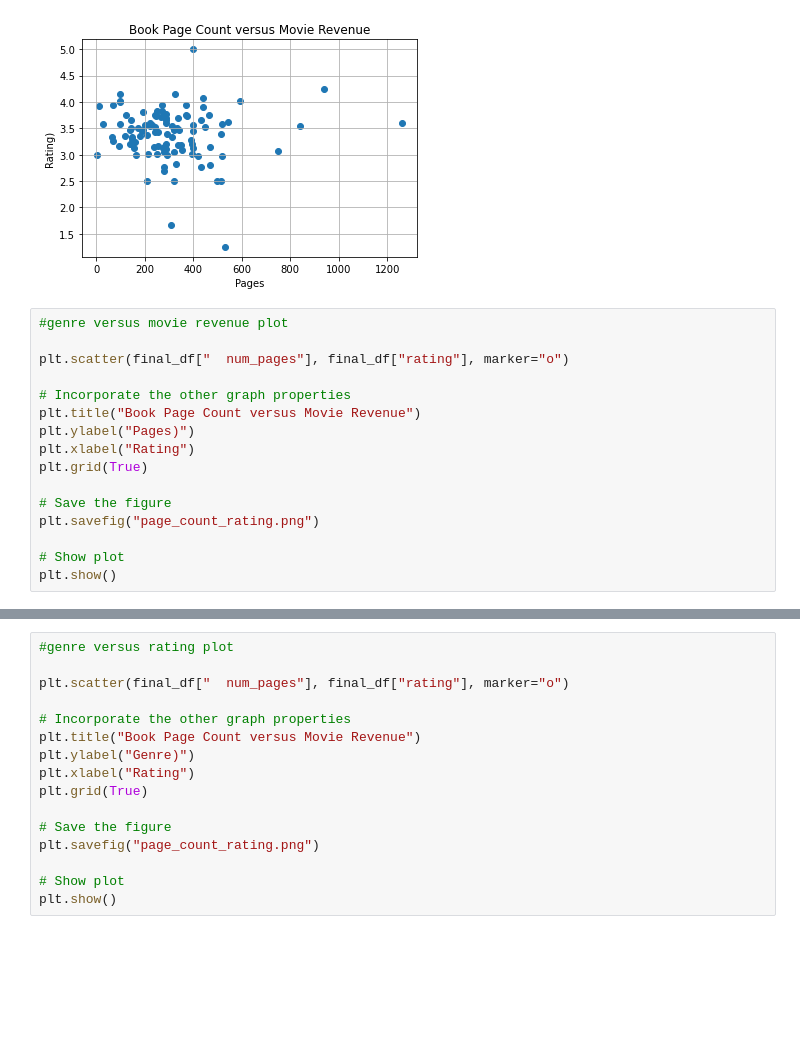
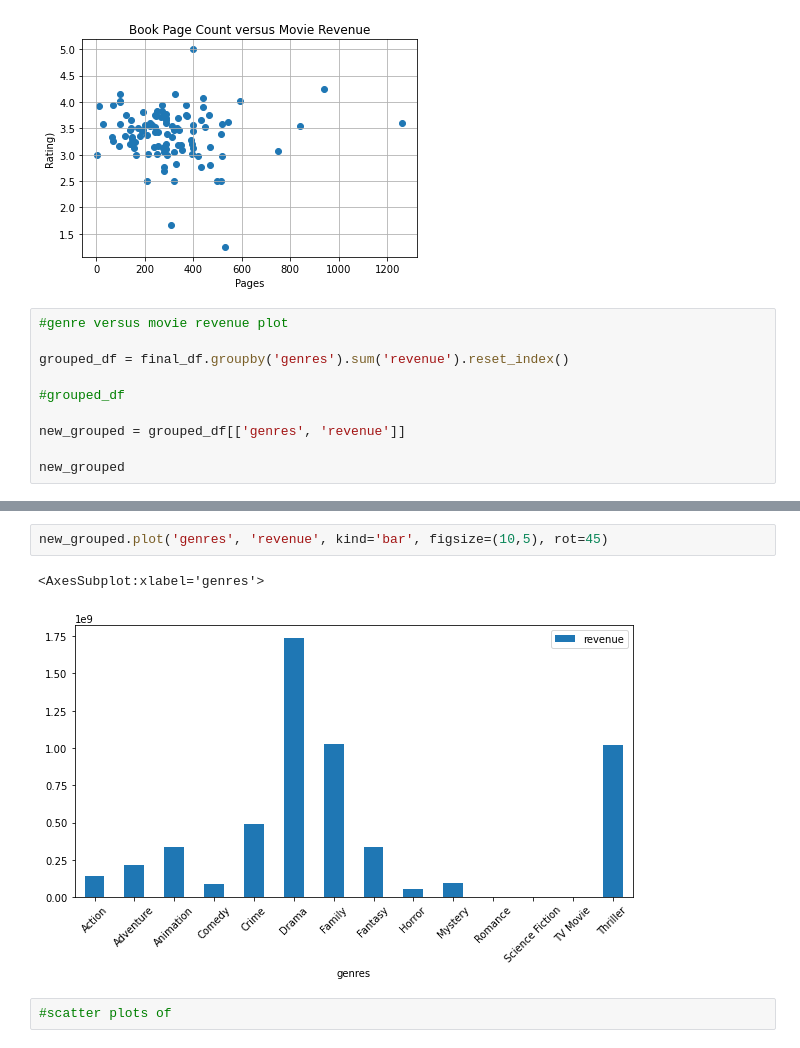
Before and after one commit to laurenemilyto/film_adapatation_success, a Jupyter notebook: ashley_notebook.ipynb, the cells around one changed output, grey strips where cells are left out. Saved outputs shown, nothing was run; the diff lists cells and outputs as text; blank space fills up the shorter version.

Commit message:
more plotting

```diff
--- a/ashley_notebook.ipynb
+++ b/ashley_notebook.ipynb
@@ -62,16 +62,10 @@ plt.show()
 # %%
 #genre versus movie revenue plot
 
-plt.scatter(final_df["  num_pages"], final_df["rating"], marker="o")
+grouped_df = final_df.groupby('genres').sum('revenue').reset_index()
 
-# Incorporate the other graph properties
-plt.title("Book Page Count versus Movie Revenue")
-plt.ylabel("Pages)")
-plt.xlabel("Rating")
-plt.grid(True)
+#grouped_df
 
-# Save the figure
-plt.savefig("page_count_rating.png")
+new_grouped = grouped_df[['genres', 'revenue']]
 
-# Show plot
-plt.show()
+new_grouped
@@ -78,16 +88,7 @@ plt.show()
+# %%
+new_grouped.plot('genres', 'revenue', kind='bar', figsize=(10,5), rot=45)
+# %% [output]
+<AxesSubplot:xlabel='genres'>
+[figure, added]
 # %%
-#genre versus rating plot
-
-plt.scatter(final_df["  num_pages"], final_df["rating"], marker="o")
-
-# Incorporate the other graph properties
-plt.title("Book Page Count versus Movie Revenue")
-plt.ylabel("Genre)")
-plt.xlabel("Rating")
-plt.grid(True)
-
-# Save the figure
-plt.savefig("page_count_rating.png")
-
-# Show plot
-plt.show()
+#scatter plots of
```
Also changed, not shown: parts of 2 cells of this notebook.
